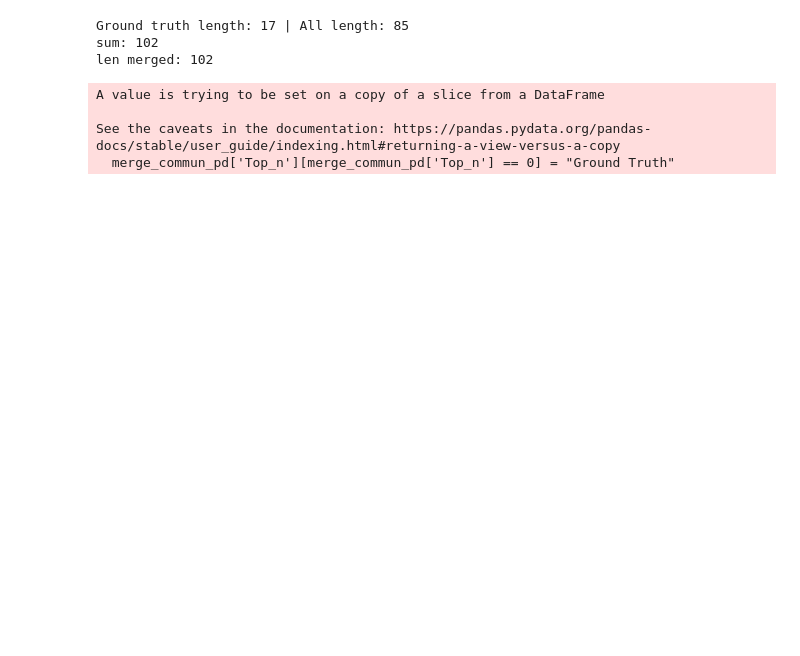
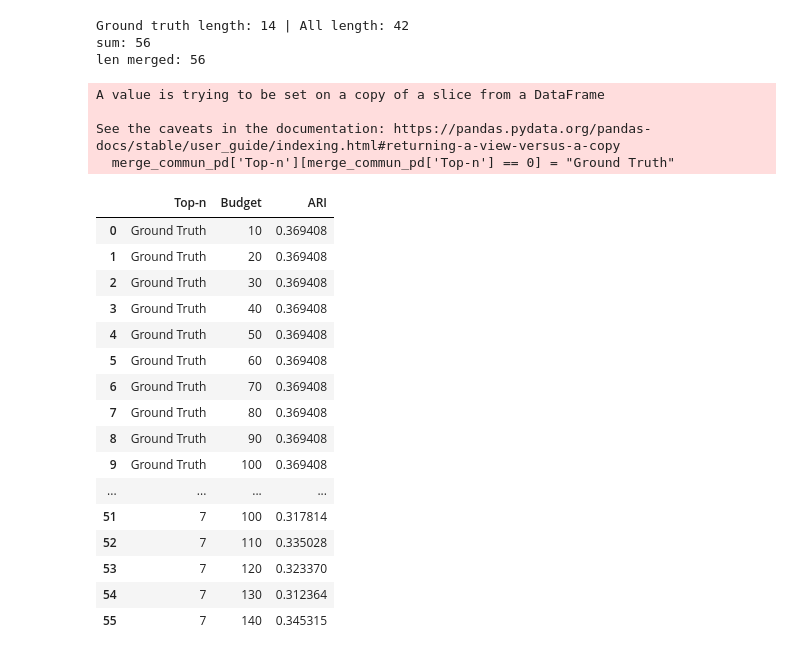
Before and after one commit to YacineMOK/XCOBRAS, a Jupyter notebook: XCOBRAS_kmeans/utils/Untitled-1.ipynb, the cells around one changed output. Saved outputs shown, nothing was run; the diff lists cells and outputs as text; code cells hidden in the pictures; blank space fills up the shorter version.

```diff
--- a/XCOBRAS_kmeans/utils/Untitled-1.ipynb
+++ b/XCOBRAS_kmeans/utils/Untitled-1.ipynb
@@ -7,21 +7,21 @@ names = [
     "wisc_all.csv"
 ]
 
-name = names[0]
+name = names[1]
 
 PATH_gt = "../results/ground_truth/"+name
 
-PATH_all = "../results/cosine_similarity/"+name
+PATH_all = "../results/commun_fraction/"+name
 
-feature_names = ['Top_n', 'Budget', 'ARI']
+feature_names = ['Top-n', 'Budget', 'ARI']
 
 gt = pd.read_csv(PATH_gt, sep=";", header=None, names=feature_names)
-gt['Top_n'] = 0
+gt['Top-n'] = 0
 
 commun_all = pd.read_csv(PATH_all, sep=";", header=None, names=feature_names)
 
 merge_commun_pd = pd.merge(gt, commun_all, 'outer')
-merge_commun_pd['Top_n'][merge_commun_pd['Top_n'] == 0] = "Ground Truth"
+merge_commun_pd['Top-n'][merge_commun_pd['Top-n'] == 0] = "Ground Truth"
 
 verbose = True
 if verbose:
@@ -29,13 +29,33 @@ if verbose:
     print(f"sum: {len(gt) + len(commun_all)}")
     print(f"len merged: {len(merge_commun_pd)}")
 # %% [output]
-Ground truth length: 17 | All length: 85
-sum: 102
-len merged: 102
+Ground truth length: 14 | All length: 42
+sum: 56
+len merged: 56
 A value is trying to be set on a copy of a slice from a DataFrame
 
 See the caveats in the documentation: https://pandas.pydata.org/pandas-docs/stable/user_guide/indexing.html#returning-a-view-versus-a-copy
-  merge_commun_pd['Top_n'][merge_commun_pd['Top_n'] == 0] = "Ground Truth"
+  merge_commun_pd['Top-n'][merge_commun_pd['Top-n'] == 0] = "Ground Truth"
+# %%
+merge_commun_pd
+# %% [output]
+|  | Top-n | Budget | ARI |
+| 0 | Ground Truth | 10 | 0.369408 |
+| 1 | Ground Truth | 20 | 0.369408 |
+| 2 | Ground Truth | 30 | 0.369408 |
+| 3 | Ground Truth | 40 | 0.369408 |
+| 4 | Ground Truth | 50 | 0.369408 |
+| 5 | Ground Truth | 60 | 0.369408 |
+| 6 | Ground Truth | 70 | 0.369408 |
+| 7 | Ground Truth | 80 | 0.369408 |
+| 8 | Ground Truth | 90 | 0.369408 |
+| 9 | Ground Truth | 100 | 0.369408 |
+| ... | ... | ... | ... |
+| 51 | 7 | 100 | 0.317814 |
+| 52 | 7 | 110 | 0.335028 |
+| 53 | 7 | 120 | 0.323370 |
+| 54 | 7 | 130 | 0.312364 |
+| 55 | 7 | 140 | 0.345315 |
 # %%
 import matplotlib.pyplot as plt
 import seaborn as sns
```
Also changed, not shown: parts of 8 cells of this notebook, 1 other file.
